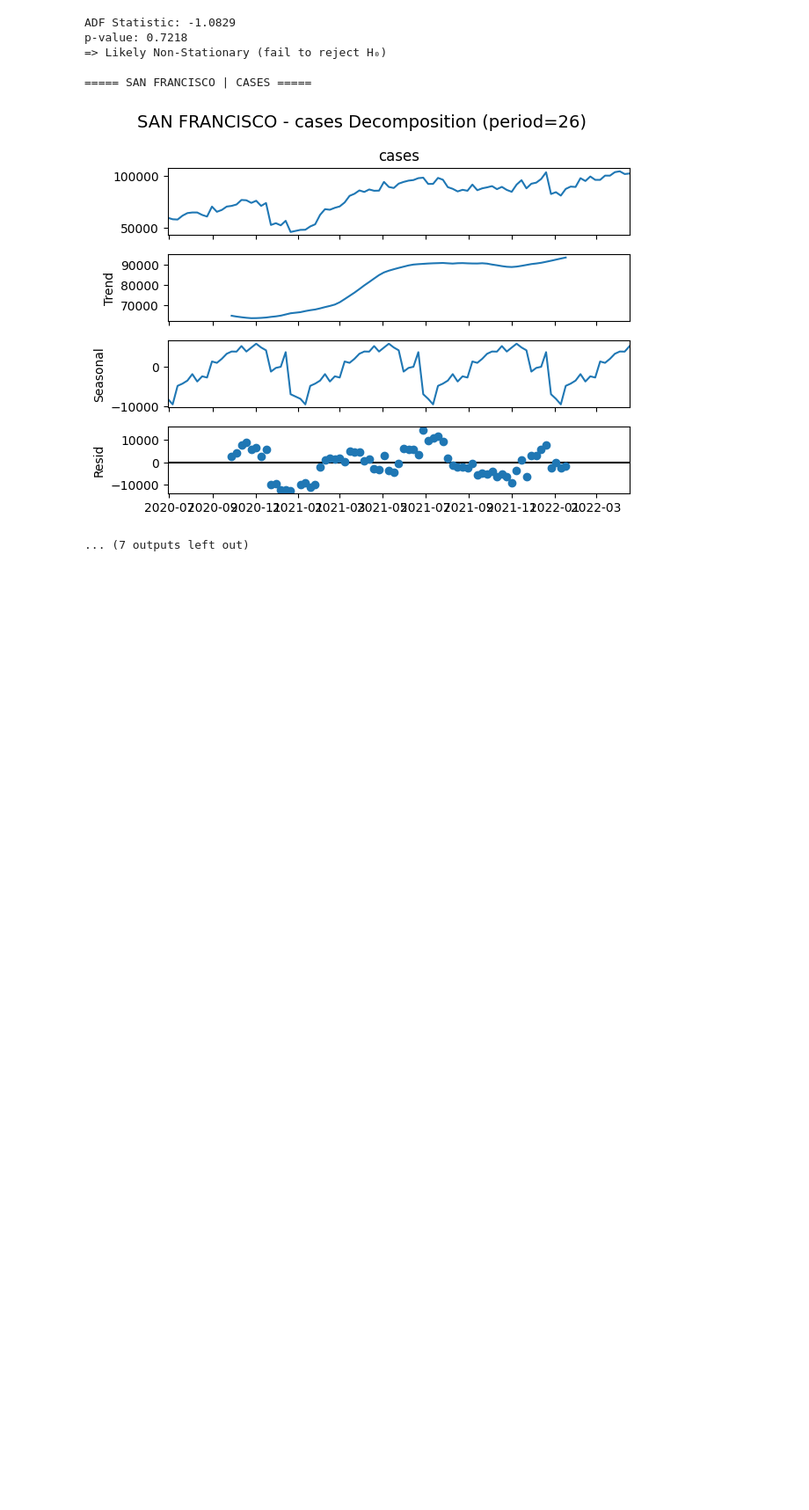
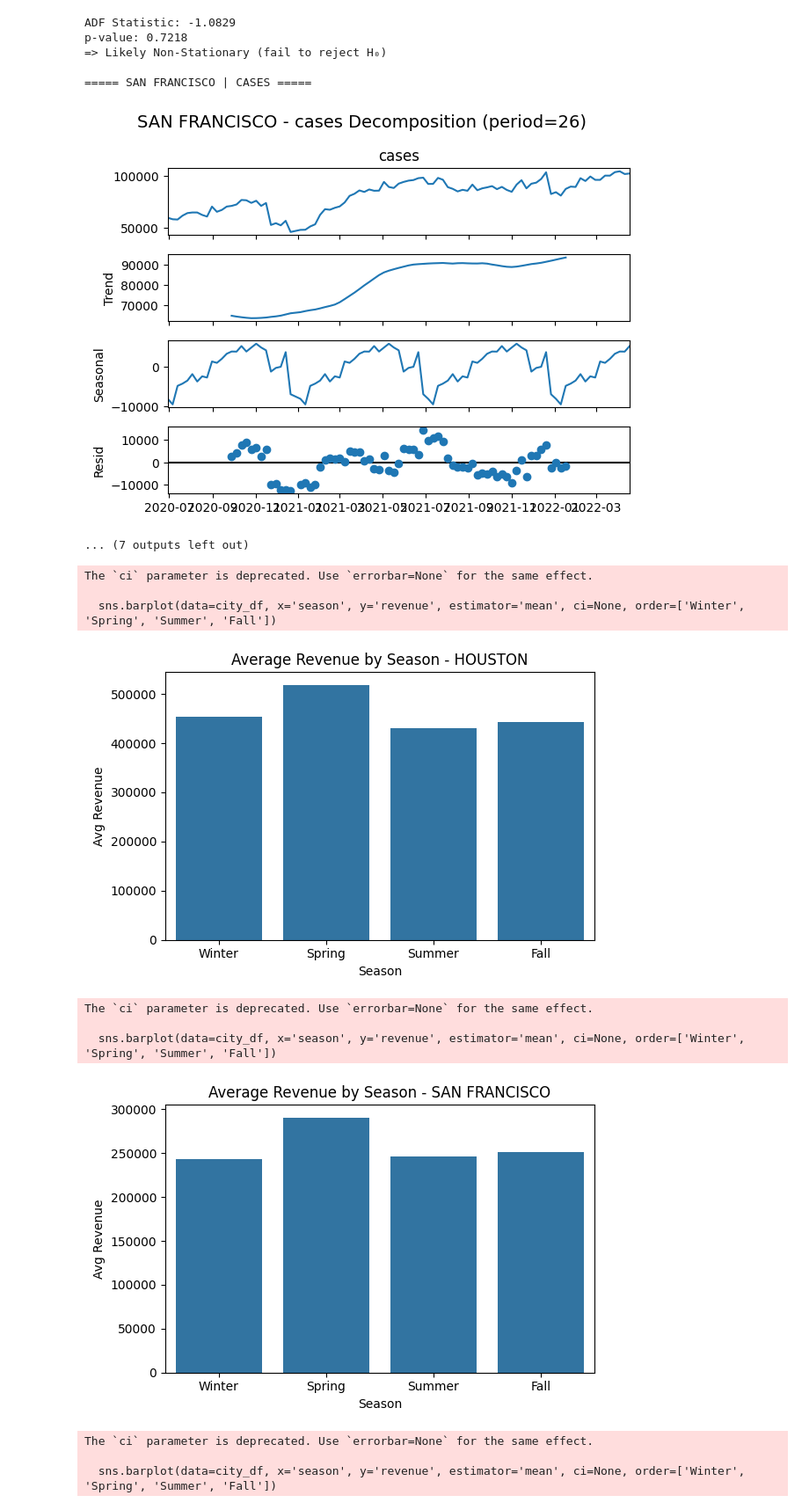
Before and after one commit to drtclem/Sysco, a Jupyter notebook: src/project.ipynb, the cells around one changed output. Shown at 88% size. Drawn from its saved outputs; the diff is of its cells as text; code cells hidden in the pictures; blank space fills up the shorter version.

```diff
--- a/src/project.ipynb
+++ b/src/project.ipynb
@@ -192,6 +192,20 @@ Name: count, dtype: int64
 #Turning 'week' into dateime/time series data
 
 df['week'] = pd.to_datetime(df['week'].astype(str) + '-1', format='%G%V-%u')
+# %%
+df['month'] = df['week'].dt.month
+
+def get_season(month):
+    if month in [12, 1, 2]:
+        return 'Winter'
+    elif month in [3, 4, 5]:
+        return 'Spring'
+    elif month in [6, 7, 8]:
+        return 'Summer'
+    elif month in [9, 10, 11]:
+        return 'Fall'
+
+df['season'] = df['month'].apply(get_season)
 # %%
 
 print(df.head)
@@ -504,3 +518,35 @@ p-value: 0.7218
 ===== SAN FRANCISCO | CASES =====
 [figure]
 ... (7 outputs left out)
+# %%
+import matplotlib.pyplot as plt
+import seaborn as sns
+
+cities = df['city'].unique()
+
+for city in cities:
+    plt.figure(figsize=(6, 4))
+
+    # Filter for this city
+    city_df = df[df['city'] == city]
+
+    # Plot average revenue by season
+    sns.barplot(data=city_df, x='season', y='revenue', estimator='mean', ci=None, order=['Winter', 'Spring', 'Summer', 'Fall'])
+
+    plt.title(f'Average Revenue by Season - {city}')
+    plt.ylabel('Avg Revenue')
+    plt.xlabel('Season')
+    plt.tight_layout()
+    plt.show()
+# %% [output]
+The `ci` parameter is deprecated. Use `errorbar=None` for the same effect.
+
+  sns.barplot(data=city_df, x='season', y='revenue', estimator='mean', ci=None, order=['Winter', 'Spring', 'Summer', 'Fall'])
+[figure, added]
+The `ci` parameter is deprecated. Use `errorbar=None` for the same effect.
+
+  sns.barplot(data=city_df, x='season', y='revenue', estimator='mean', ci=None, order=['Winter', 'Spring', 'Summer', 'Fall'])
+[figure, added]
+The `ci` parameter is deprecated. Use `errorbar=None` for the same effect.
+
+  sns.barplot(data=city_df, x='season', y='revenue', estimator='mean', ci=None, order=['Winter', 'Spring', 'Summer', 'Fall'])
```
Also changed, not shown: parts of 30 cells of this notebook.
